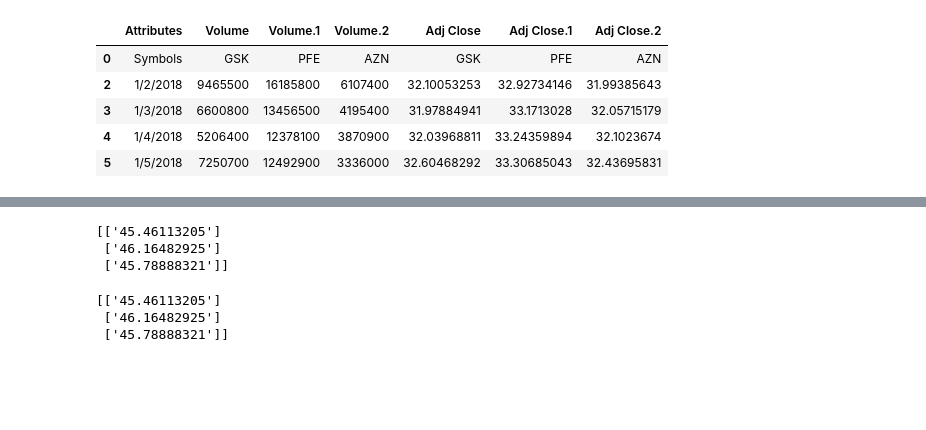
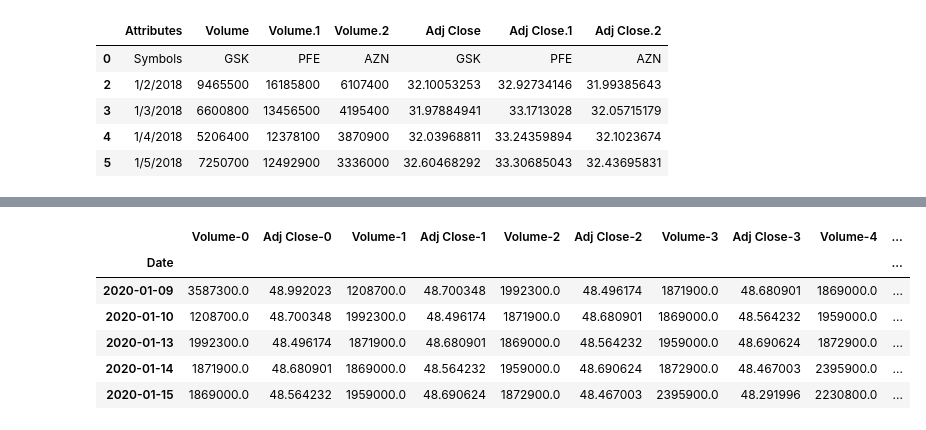
Before and after one commit to ShuranXu/Analysis-of-Trump-Tweets-Impact-To-Pharmaceutical-Stocks, a Jupyter notebook: XGBoost_Closing_Prices_Shuran.ipynb, the cells around one changed output, grey strips where cells are left out. Cells and saved outputs as stored; diff of their text form; code cells hidden in the pictures; blank space fills up the shorter version.

```diff
--- a/XGBoost_Closing_Prices_Shuran.ipynb
+++ b/XGBoost_Closing_Prices_Shuran.ipynb
@@ -120,16 +231,12 @@ print(gsk_y[:3])
 # %%
-# Generate data for training and testing out of pfe_df
-pfe_X, pfe_y = generate_data_set(pfe_df)
-print(pfe_y[:3])
+# Generate data for training and testing out of azn_df
+azn_d_df = window_data(azn_df, window)
+azn_d_df.head()
 # %% [output]
-[['45.46113205']
- ['46.16482925']
- ['45.78888321']]
+|  | Volume-0 | Adj Close-0 | Volume-1 | Adj Close-1 | Volume-2 | Adj Close-2 | Volume-3 | Adj Close-3 | Volume-4 | ... |
+| Date |  |  |  |  |  |  |  |  |  | ... |
+| 2020-01-09 | 3587300.0 | 48.992023 | 1208700.0 | 48.700348 | 1992300.0 | 48.496174 | 1871900.0 | 48.680901 | 1869000.0 | ... |
+| 2020-01-10 | 1208700.0 | 48.700348 | 1992300.0 | 48.496174 | 1871900.0 | 48.680901 | 1869000.0 | 48.564232 | 1959000.0 | ... |
+| 2020-01-13 | 1992300.0 | 48.496174 | 1871900.0 | 48.680901 | 1869000.0 | 48.564232 | 1959000.0 | 48.690624 | 1872900.0 | ... |
+| 2020-01-14 | 1871900.0 | 48.680901 | 1869000.0 | 48.564232 | 1959000.0 | 48.690624 | 1872900.0 | 48.467003 | 2395900.0 | ... |
+| 2020-01-15 | 1869000.0 | 48.564232 | 1959000.0 | 48.690624 | 1872900.0 | 48.467003 | 2395900.0 | 48.291996 | 2230800.0 | ... |
-# %%
-# Generate data for training and testing out of azn_df
-azn_X, azn_y = generate_data_set(azn_df)
-print(azn_y[:3])
-# %% [output]
-[['45.46113205']
- ['46.16482925']
- ['45.78888321']]
```
Also changed, not shown: parts of 26 cells of this notebook.
